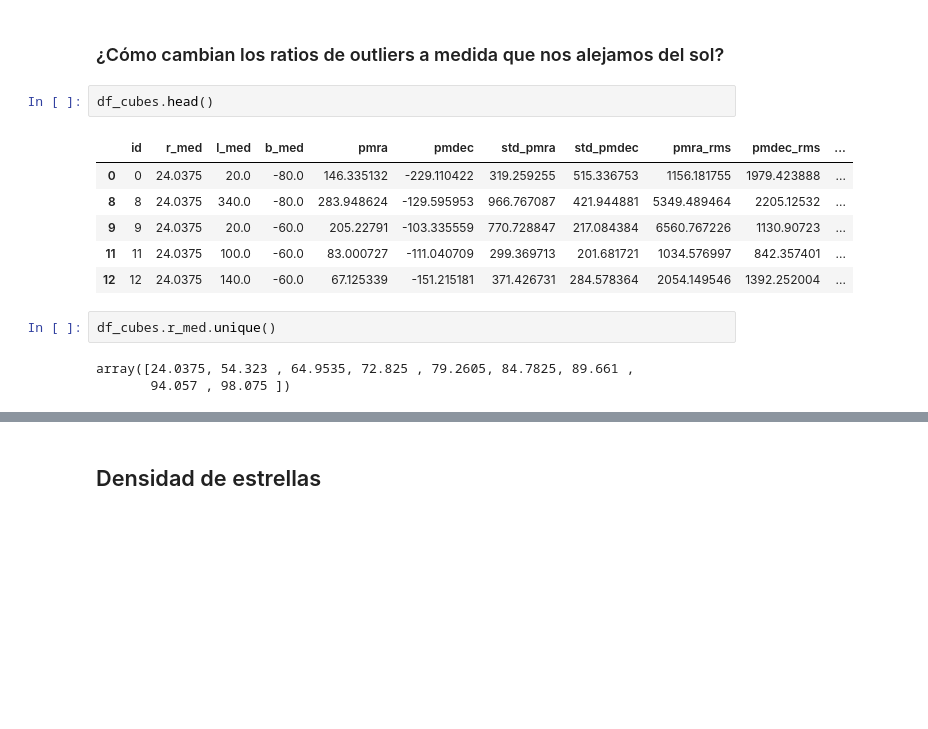
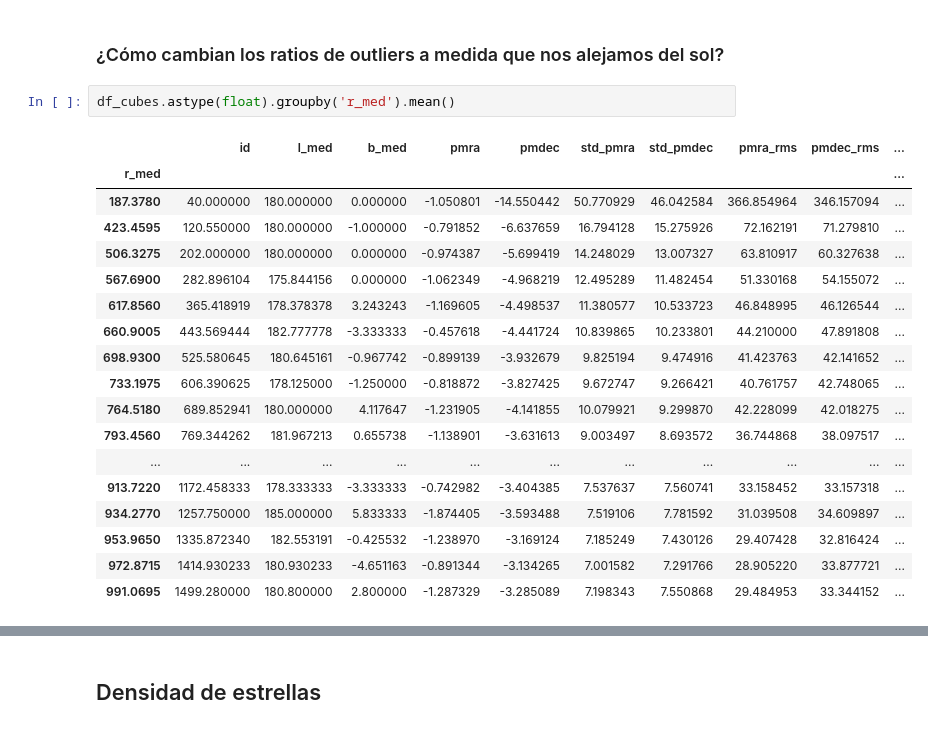
Before and after one commit to santortiz/Black-holes-searching, a Jupyter notebook: shells.ipynb, the cells around one changed output, grey strips where cells are left out. Cells and saved outputs as stored; diff of their text form; blank space fills up the shorter version.

```diff
--- a/shells.ipynb
+++ b/shells.ipynb
@@ -174,18 +163,25 @@ df_cubes= pd.DataFrame({
 df_cubes.dropna(inplace=True)
 # %% [markdown]
 ### ¿Cómo cambian los ratios de outliers a medida que nos alejamos del sol?
-# %%
-df_cubes.head()
-# %% [output]
-|  | id | r_med | l_med | b_med | pmra | pmdec | std_pmra | std_pmdec | pmra_rms | pmdec_rms | ... |
-| 0 | 0 | 24.0375 | 20.0 | -80.0 | 146.335132 | -229.110422 | 319.259255 | 515.336753 | 1156.181755 | 1979.423888 | ... |
-| 8 | 8 | 24.0375 | 340.0 | -80.0 | 283.948624 | -129.595953 | 966.767087 | 421.944881 | 5349.489464 | 2205.12532 | ... |
-| 9 | 9 | 24.0375 | 20.0 | -60.0 | 205.22791 | -103.335559 | 770.728847 | 217.084384 | 6560.767226 | 1130.90723 | ... |
-| 11 | 11 | 24.0375 | 100.0 | -60.0 | 83.000727 | -111.040709 | 299.369713 | 201.681721 | 1034.576997 | 842.357401 | ... |
-| 12 | 12 | 24.0375 | 140.0 | -60.0 | 67.125339 | -151.215181 | 371.426731 | 284.578364 | 2054.149546 | 1392.252004 | ... |
-# %%
-df_cubes.r_med.unique()
-# %% [output]
-array([24.0375, 54.323 , 64.9535, 72.825 , 79.2605, 84.7825, 89.661 ,
-       94.057 , 98.075 ])
+# %%
+df_cubes.astype(float).groupby('r_med').mean()
+# %% [output]
+|  | id | l_med | b_med | pmra | pmdec | std_pmra | std_pmdec | pmra_rms | pmdec_rms | ... |
+| r_med |  |  |  |  |  |  |  |  |  | ... |
+| 187.3780 | 40.000000 | 180.000000 | 0.000000 | -1.050801 | -14.550442 | 50.770929 | 46.042584 | 366.854964 | 346.157094 | ... |
+| 423.4595 | 120.550000 | 180.000000 | -1.000000 | -0.791852 | -6.637659 | 16.794128 | 15.275926 | 72.162191 | 71.279810 | ... |
+| 506.3275 | 202.000000 | 180.000000 | 0.000000 | -0.974387 | -5.699419 | 14.248029 | 13.007327 | 63.810917 | 60.327638 | ... |
+| 567.6900 | 282.896104 | 175.844156 | 0.000000 | -1.062349 | -4.968219 | 12.495289 | 11.482454 | 51.330168 | 54.155072 | ... |
+| 617.8560 | 365.418919 | 178.378378 | 3.243243 | -1.169605 | -4.498537 | 11.380577 | 10.533723 | 46.848995 | 46.126544 | ... |
+| 660.9005 | 443.569444 | 182.777778 | -3.333333 | -0.457618 | -4.441724 | 10.839865 | 10.233801 | 44.210000 | 47.891808 | ... |
+| 698.9300 | 525.580645 | 180.645161 | -0.967742 | -0.899139 | -3.932679 | 9.825194 | 9.474916 | 41.423763 | 42.141652 | ... |
+| 733.1975 | 606.390625 | 178.125000 | -1.250000 | -0.818872 | -3.827425 | 9.672747 | 9.266421 | 40.761757 | 42.748065 | ... |
+| 764.5180 | 689.852941 | 180.000000 | 4.117647 | -1.231905 | -4.141855 | 10.079921 | 9.299870 | 42.228099 | 42.018275 | ... |
+| 793.4560 | 769.344262 | 181.967213 | 0.655738 | -1.138901 | -3.631613 | 9.003497 | 8.693572 | 36.744868 | 38.097517 | ... |
+| ... | ... | ... | ... | ... | ... | ... | ... | ... | ... | ... |
+| 913.7220 | 1172.458333 | 178.333333 | -3.333333 | -0.742982 | -3.404385 | 7.537637 | 7.560741 | 33.158452 | 33.157318 | ... |
+| 934.2770 | 1257.750000 | 185.000000 | 5.833333 | -1.874405 | -3.593488 | 7.519106 | 7.781592 | 31.039508 | 34.609897 | ... |
+| 953.9650 | 1335.872340 | 182.553191 | -0.425532 | -1.238970 | -3.169124 | 7.185249 | 7.430126 | 29.407428 | 32.816424 | ... |
+| 972.8715 | 1414.930233 | 180.930233 | -4.651163 | -0.891344 | -3.134265 | 7.001582 | 7.291766 | 28.905220 | 33.877721 | ... |
+| 991.0695 | 1499.280000 | 180.800000 | 2.800000 | -1.287329 | -3.285089 | 7.198343 | 7.550868 | 29.484953 | 33.344152 | ... |
 # %%
```
Also changed, not shown: parts of 15 cells of this notebook, 5 other files.
